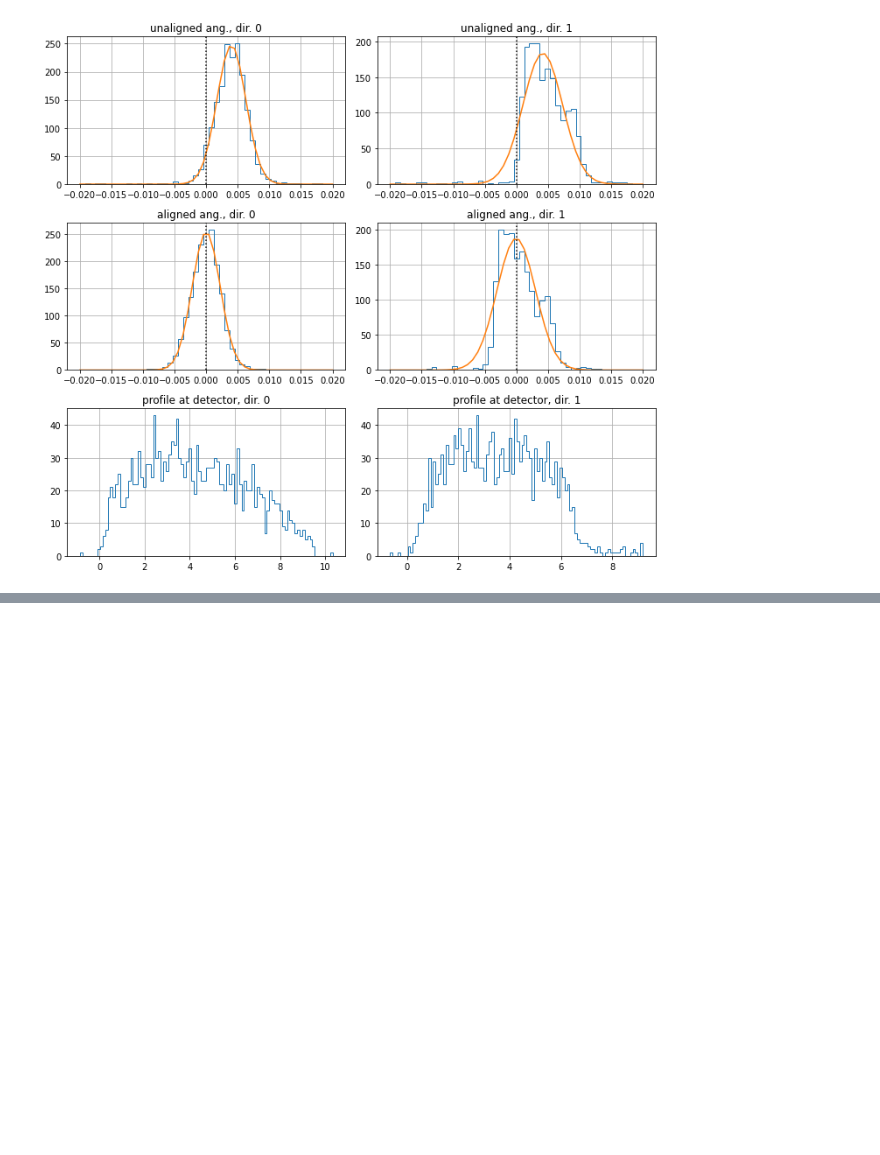
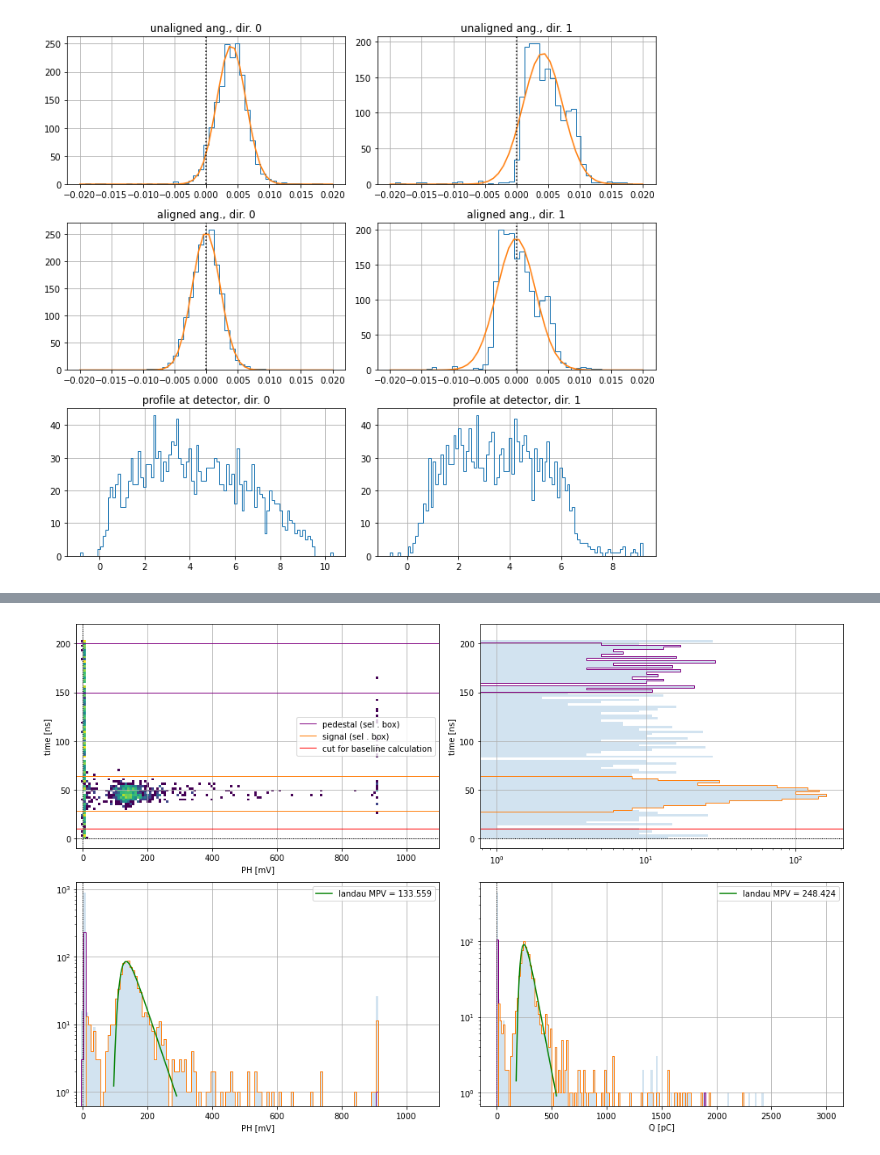
Before and after one commit to mattiasoldani/succobt, a Jupyter notebook: wf_analysis_preliminary/wf_analysis_preliminary.ipynb, the cells around one changed output, grey strips where cells are left out. Saved outputs shown, nothing was run; the diff lists cells and outputs as text; code cells hidden in the pictures; blank space fills up the shorter version.

Commit message:
added dependence over time

```diff
--- a/wf_analysis_preliminary/wf_analysis_preliminary.ipynb
+++ b/wf_analysis_preliminary/wf_analysis_preliminary.ipynb
@@ -207,7 +207,7 @@ for i, y0 in enumerate(data["wave"+str(ind_wave[var0])]):
     var = var0 + "_BaseSub"
     y = data["wave"+str(ind_wave[var])][i]
     x = x_wf[var0]
-    base = data["wave"+str(ind_wave[var0+"_Base"])]
+    base = np.mean(data["wave"+str(ind_wave[var0+"_Base"])])
 
     ph.append(np.max(y))
     xmaxs = x[y==np.max(y)]
@@ -392,0 +291,84 @@ PH spectrum after pedestal subtraction:
+# %%
+# aggregate distributions
+
+if True:
+
+    fig, axs = plt.subplots(figsize=(14, 9), nrows=2, ncols=2)
+
+    ax = axs[0, 0]
+    ax.hist2d(ph, tp, bins=(np.linspace(pllims[2], pllims[3], nbins_ph), np.linspace(pllims[0], pllims[1], nbins_tp)), norm=LogNorm());
+    ax.plot(drawbox(phcut_bkg, timecut_bkg)[0], drawbox(phcut_bkg, timecut_bkg)[1], label="pedestal (sel . box)", color="purple", lw=1)
+    ax.plot(drawbox(phcut_sig, timecut_sig)[0], drawbox(phcut_sig, timecut_sig)[1], label="signal (sel . box)", color="C1", lw=1)
+    ax.axvline(0, color="k", lw=1, ls=":")
+    ax.axhline(0, color="k", lw=1, ls=":")
+    ax.axhline(x[wf_info[var0]["nBinsBase"]], color="red", lw=1, label="cut for baseline calculation")
+    ax.set_ylim((pllims[0], pllims[1]))
+    ax.set_xlim((pllims[2], pllims[3]))
+    ax.grid(True)
+    ax.set_ylabel("time [%s]" % ("ns" if wf_info[vartemp]["bDigiTimeCalib"] else "ticks"))
+    ax.set_xlabel("PH [%s]" % ("mV" if wf_info[vartemp]["bDigiSignalCalib"] else "ADC"))
+    ax.legend()
+
+    ax = axs[0, 1]
+    ax.hist(tp, bins=np.linspace(pllims[0], pllims[1], nbins_tp), alpha=0.2, color="C0", orientation="horizontal");
+    ax.hist(tp[sel_bkg], bins=np.linspace(pllims[0], pllims[1], nbins_tp), histtype="step", color="purple", orientation="horizontal");
+    ax.hist(tp[sel_sig], bins=np.linspace(pllims[0], pllims[1], nbins_tp), histtype="step", color="C1", orientation="horizontal");
+    ax.axhline(0, color="k", lw=1, ls=":")
+    ax.axhline(x[wf_info[var0]["nBinsBase"]], color="red", lw=1, label="cut for baseline calculation")
+    ax.set_ylim((pllims[0], pllims[1]))
+    ax.set_xscale("log")
+    ax.grid(True)
+    ax.set_ylabel("time [%s]" % ("ns" if wf_info[vartemp]["bDigiTimeCalib"] else "ticks"))
+
+    ax = axs[1, 0]
+    ax.hist(ph, bins=np.linspace(pllims[2], pllims[3], nbins_ph), alpha=0.2, color="C0");
+    histpede = ax.hist(ph[sel_bkg], bins=np.linspace(pllims[2], pllims[3], nbins_ph), histtype="step", color="purple");
+    pede = histpede[0] * (timecut_sig[1]-timecut_sig[0])/(timecut_bkg[1]-timecut_bkg[0])
+    histfit = np.histogram(ph[sel_sig], bins=np.linspace(pllims[2], pllims[3], nbins_ph));
+    histfit = (histfit[0] - pede, histfit[1])
+    xpl, ypl = histfit[1][:-1]+0.5*(histfit[1][1]-histfit[1][0]), histfit[0]
+    ax.step(xpl, ypl, color="C1", where="mid", lw=1)
+    ax.axvline(0, color="k", lw=1, ls=":")
+    ax.set_xlim((pllims[2], pllims[3]))
+    ax.set_yscale("log")
+    ax.grid(True)
+    ax.set_xlabel("PH [%s]" % ("mV" if wf_info[vartemp]["bDigiSignalCalib"] else "ADC"))
+
+    print("PH spectrum after pedestal subtraction:")
+    print(histfit[0])
+
+    func = sl.fLandau
+    par = (max(ypl), xpl[ypl==max(ypl)][0], xpl[ypl==max(ypl)][0]*phSigmaToMeanMult)
+    par, _ = curve_fit(func, xpl, ypl, p0=par)
+    xplfit = np.linspace(pllims[2], pllims[3], 1000)
+    yplfit = func(xplfit, *par)
+    ax.plot(xplfit[yplfit>0.01*np.max(yplfit)], yplfit[yplfit>0.01*np.max(yplfit)], label="landau MPV = %.3f" % par[1], color="green")
+    ax.legend()
+
+    ax = axs[1, 1]
+    ax.hist(qt, bins=np.linspace(qtpllims[0], qtpllims[1], nbins_qt), alpha=0.2, color="C0");
+    histpede = ax.hist(qt[sel_bkg], bins=np.linspace(qtpllims[0], qtpllims[1], nbins_qt), histtype="step", color="purple");
+    pede = histpede[0] * (timecut_sig[1]-timecut_sig[0])/(timecut_bkg[1]-timecut_bkg[0])
+    histfit = np.histogram(qt[sel_sig], bins=np.linspace(qtpllims[0], qtpllims[1], nbins_qt));
+    histfit = (histfit[0] - pede, histfit[1])
+    xpl, ypl = histfit[1][:-1]+0.5*(histfit[1][1]-histfit[1][0]), histfit[0]
+    ax.step(xpl, ypl, color="C1", where="mid", lw=1)
+    ax.axvline(0, color="k", lw=1, ls=":")
+    #ax.set_xlim((pllims[2], pllims[3]))
+    ax.set_yscale("log")
+    ax.grid(True)
+    ax.set_xlabel("Q [%s]" % ("pC" if wf_info[vartemp]["bDigiSignalCalib"] else "ADC*ticks"))
+
+    print("Q spectrum after pedestal subtraction:")
+    print(histfit[0])
+
+    func = sl.fLandau
+    par = (max(ypl), xpl[ypl==max(ypl)][0], xpl[ypl==max(ypl)][0]*qtSigmaToMeanMult)
+    par, _ = curve_fit(func, xpl, ypl, p0=par)
+    xplfit = np.linspace(qtpllims[0], qtpllims[1], 1000)
+    yplfit = func(xplfit, *par)
+    ax.plot(xplfit[yplfit>0.01*np.max(yplfit)], yplfit[yplfit>0.01*np.max(yplfit)], label="landau MPV = %.3f" % par[1], color="green")
+    ax.legend()
+
+    fig.tight_layout()
+# %% [output]
@@ -392,0 +392 @@ PH spectrum after pedestal subtraction:
+[figure, added]
```
Also changed, not shown: parts of 10 cells of this notebook.
